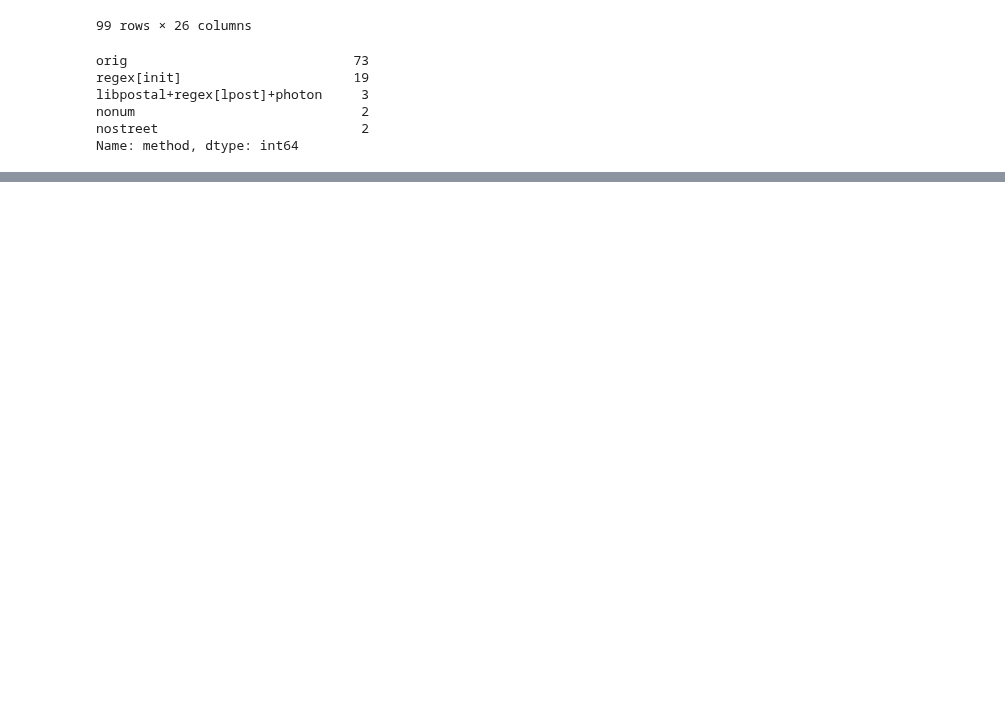
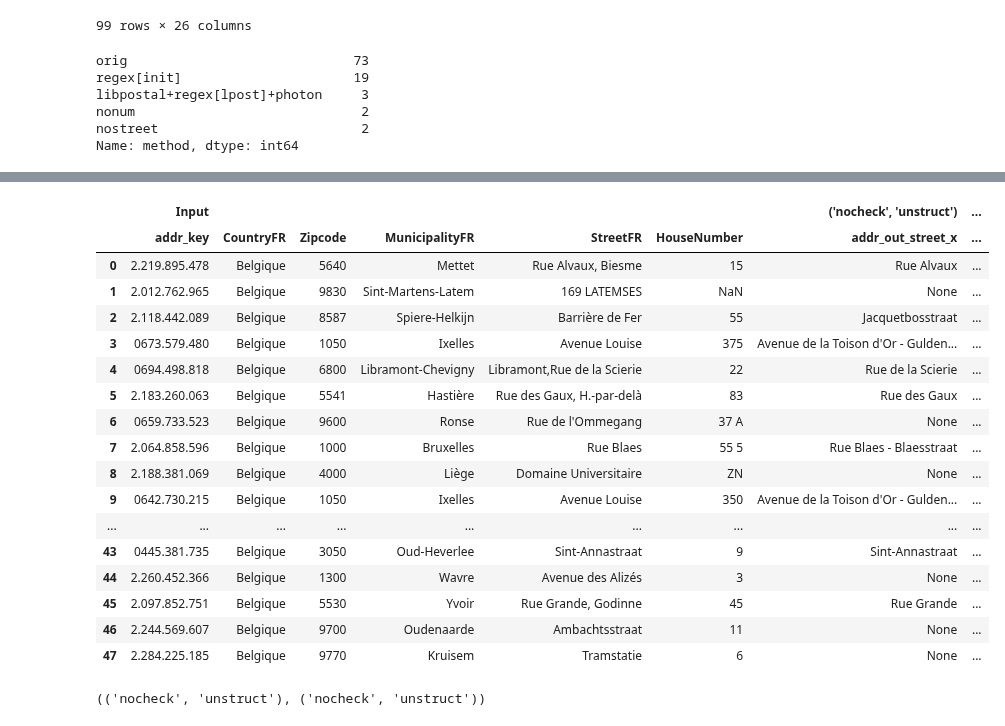
Before and after one commit to SmalsResearch/NominatimWrapper, a Jupyter notebook: AddressCleanserREST_test.ipynb, the cells around one changed output, grey strips where cells are left out. Saved outputs shown, nothing was run; the diff lists cells and outputs as text; code cells hidden in the pictures; blank space fills up the shorter version.

```diff
--- a/AddressCleanserREST_test.ipynb
+++ b/AddressCleanserREST_test.ipynb
@@ -277,0 +309,4 @@ df_res
+# %%
+results[("nocheck", "struct")] = call_ws_batch_chunks(addresses, mode="short", check_result=False, structured_osm=True)
+# %%
+results[("nocheck", "unstruct")] = call_ws_batch_chunks(addresses, mode="short", check_result=False, structured_osm=False)
@@ -277,0 +353,17 @@ df_res
+# %%
+for k1 in results:
+    for k2 in results:
+        if k1>k2:
+            r1=results[k1]
+            r2=results[k2]
+            mg = r1[["addr_key", "place_id"]].merge(r2[["addr_key", "place_id"]], on="addr_key", how="outer", indicator=True)
+
+            if (mg._merge=="left_only").any() :
+                print("In ", k1, "not in ", k2)
+
+                display(r1[r1.addr_key.isin(mg[mg._merge=="left_only"].addr_key)].merge(addresses.rename({addr_key_field:"addr_key"}, axis=1)))
+
+            if (mg._merge=="right_only").any() :
+                print("In ", k2, "not in ", k1)
+
+                display(r2[r2.addr_key.isin(mg[mg._merge=="right_only"].addr_key)].merge(addresses.rename({addr_key_field:"addr_key"}, axis=1)))
@@ -277,0 +399,16 @@ df_res
+# %%
+for k1 in results:
+    for k2 in results:
+        if k1>k2:
+            r1=results[k1]
+            r2=results[k2]
+            mg = r1[["addr_key", "place_id"]].merge(r2[["addr_key", "place_id"]], on="addr_key", how="outer", indicator=True)
+
+            mismatches = mg[mg.place_id_x != mg.place_id_y][["addr_key"]]
+            mismatches = mismatches.merge(addresses.rename({addr_key_field:"addr_key"}, axis=1))
+            mismatches = mismatches.merge(r1[["addr_key", "addr_out_street", "addr_out_number", "extra_house_nbr", "addr_out_postcode", "addr_out_city"]], on="addr_key")
+            mismatches = mismatches.merge(r2[["addr_key", "addr_out_street", "addr_out_number", "extra_house_nbr", "addr_out_postcode", "addr_out_city"]], on="addr_key")
+            mismatches.columns = pd.MultiIndex.from_arrays([["Input"]*6 + [f"x:{k1}"]*5 + [f"y:{k2}"]*5, mismatches.columns])
+
+            print(k1, "vs", k2)
+            display(mismatches)
@@ -277,0 +522,25 @@ df_res
+# %%
+mismatches
+# %% [output]
+|  | Input |  |  |  |  |  | ('nocheck', 'unstruct') | ... |
+|  | addr_key | CountryFR | Zipcode | MunicipalityFR | StreetFR | HouseNumber | addr_out_street_x | ... |
+| 0 | 2.219.895.478 | Belgique | 5640 | Mettet | Rue Alvaux, Biesme | 15 | Rue Alvaux | ... |
+| 1 | 2.012.762.965 | Belgique | 9830 | Sint-Martens-Latem | 169 LATEMSES | NaN | None | ... |
+| 2 | 2.118.442.089 | Belgique | 8587 | Spiere-Helkijn | Barrière de Fer | 55 | Jacquetbosstraat | ... |
+| 3 | 0673.579.480 | Belgique | 1050 | Ixelles | Avenue Louise | 375 | Avenue de la Toison d'Or - Gulden... | ... |
+| 4 | 0694.498.818 | Belgique | 6800 | Libramont-Chevigny | Libramont,Rue de la Scierie | 22 | Rue de la Scierie | ... |
+| 5 | 2.183.260.063 | Belgique | 5541 | Hastière | Rue des Gaux, H.-par-delà | 83 | Rue des Gaux | ... |
+| 6 | 0659.733.523 | Belgique | 9600 | Ronse | Rue de l'Ommegang | 37 A | None | ... |
+| 7 | 2.064.858.596 | Belgique | 1000 | Bruxelles | Rue Blaes | 55 5 | Rue Blaes - Blaesstraat | ... |
+| 8 | 2.188.381.069 | Belgique | 4000 | Liège | Domaine Universitaire | ZN | None | ... |
+| 9 | 0642.730.215 | Belgique | 1050 | Ixelles | Avenue Louise | 350 | Avenue de la Toison d'Or - Gulden... | ... |
+| ... | ... | ... | ... | ... | ... | ... | ... | ... |
+| 43 | 0445.381.735 | Belgique | 3050 | Oud-Heverlee | Sint-Annastraat | 9 | Sint-Annastraat | ... |
+| 44 | 2.260.452.366 | Belgique | 1300 | Wavre | Avenue des Alizés | 3 | None | ... |
+| 45 | 2.097.852.751 | Belgique | 5530 | Yvoir | Rue Grande, Godinne | 45 | Rue Grande | ... |
+| 46 | 2.244.569.607 | Belgique | 9700 | Oudenaarde | Ambachtsstraat | 11 | None | ... |
+| 47 | 2.284.225.185 | Belgique | 9770 | Kruisem | Tramstatie | 6 | None | ... |
+# %%
+k1, k2
+# %% [output]
+(('nocheck', 'unstruct'), ('nocheck', 'unstruct'))
```
Also changed, not shown: parts of 19 cells of this notebook, 10 other files.
